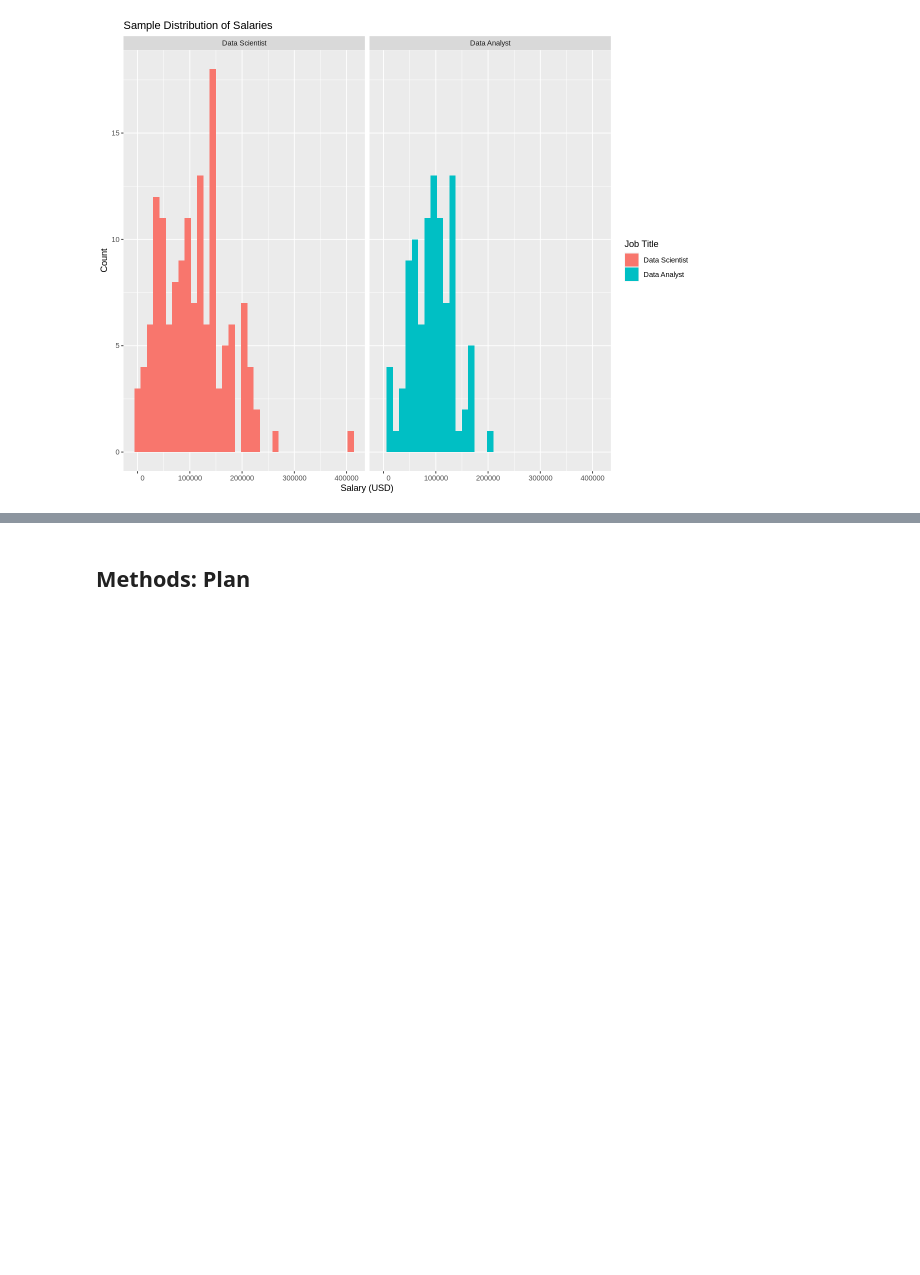
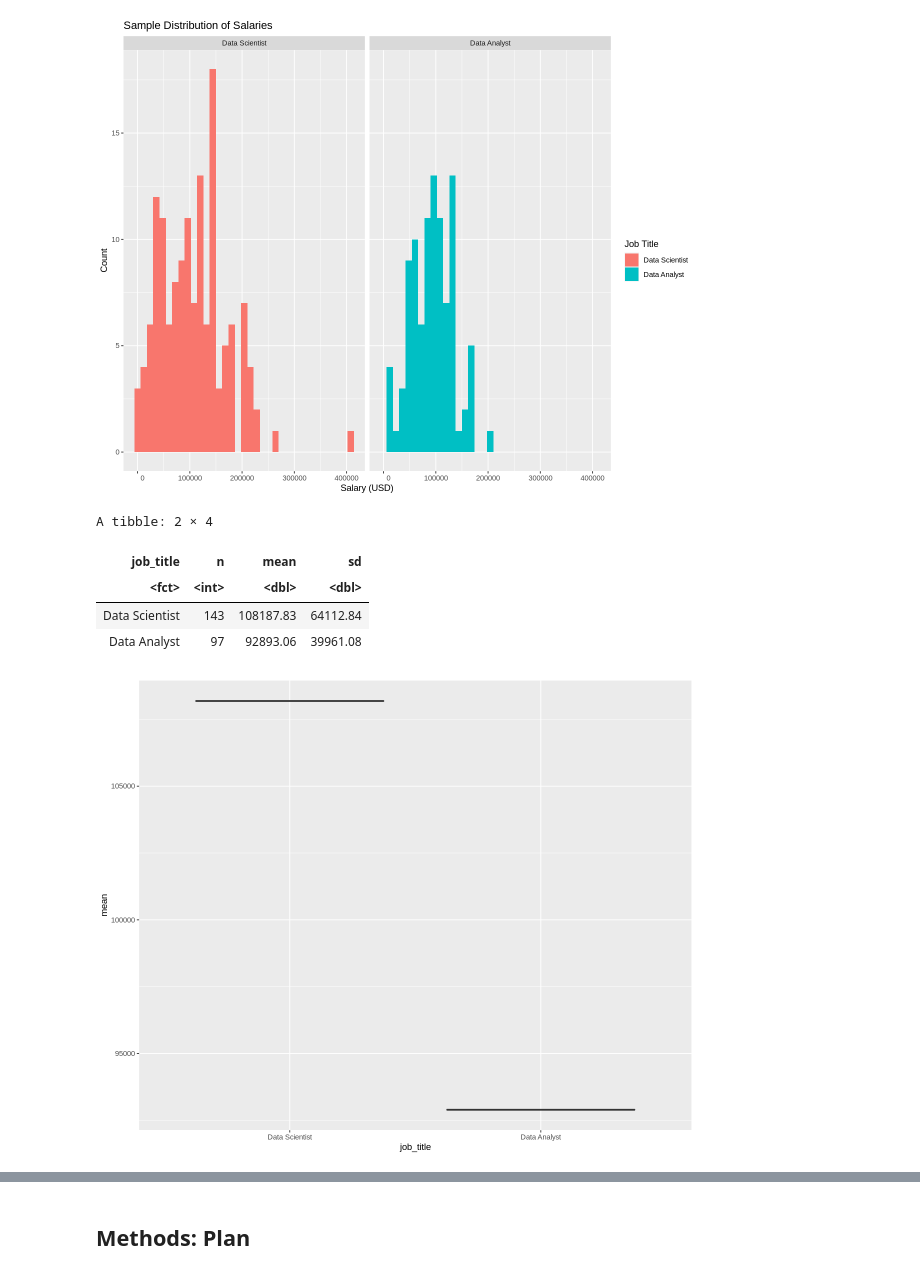
Before and after one commit to aaryan-rampal/stat-201-project, a Jupyter notebook: proposal.ipynb, the cells around one changed output, grey strips where cells are left out. Drawn from its saved outputs; the diff is of its cells as text; code cells hidden in the pictures; blank space fills up the shorter version.

```diff
--- a/proposal.ipynb
+++ b/proposal.ipynb
@@ -76,0 +44,11 @@ Data Scientist   Data Analyst
+# %%
+salary_original <- read_csv("data//ds_salaries.csv")
+
+# clean up columns
+salary <- salary_original |>
+    mutate(id = ...1) |>
+    select(-...1) |>
+    select(job_title, salary_in_usd) |>
+    filter(!is.na(salary_in_usd),
+           (job_title == "Data Analyst" | job_title == "Data Scientist")) |>
+    mutate(job_title = as_factor(job_title))
@@ -92,3 +100,24 @@ sample_dist
 # %% [output]
 [figure]
+# %%
+salary_summarized <- salary |>
+    group_by(job_title) |>
+    summarize(n = n(),
+              mean = mean(salary_in_usd),
+              sd = sd(salary_in_usd))
+
+salary_summarized
+
+salary_boxplot <- salary_summarized |>
+    ggplot(aes(x = job_title, y = mean)) +
+    geom_boxplot()
+
+salary_boxplot
+# %% [output]
+A tibble: 2 × 4
+| job_title | n | mean | sd |
+| <fct> | <int> | <dbl> | <dbl> |
+| Data Scientist | 143 | 108187.83 | 64112.84 |
+| Data Analyst | 97 | 92893.06 | 39961.08 |
+[figure, added]
 # %%
```
Also changed, not shown: parts of 10 cells of this notebook.
